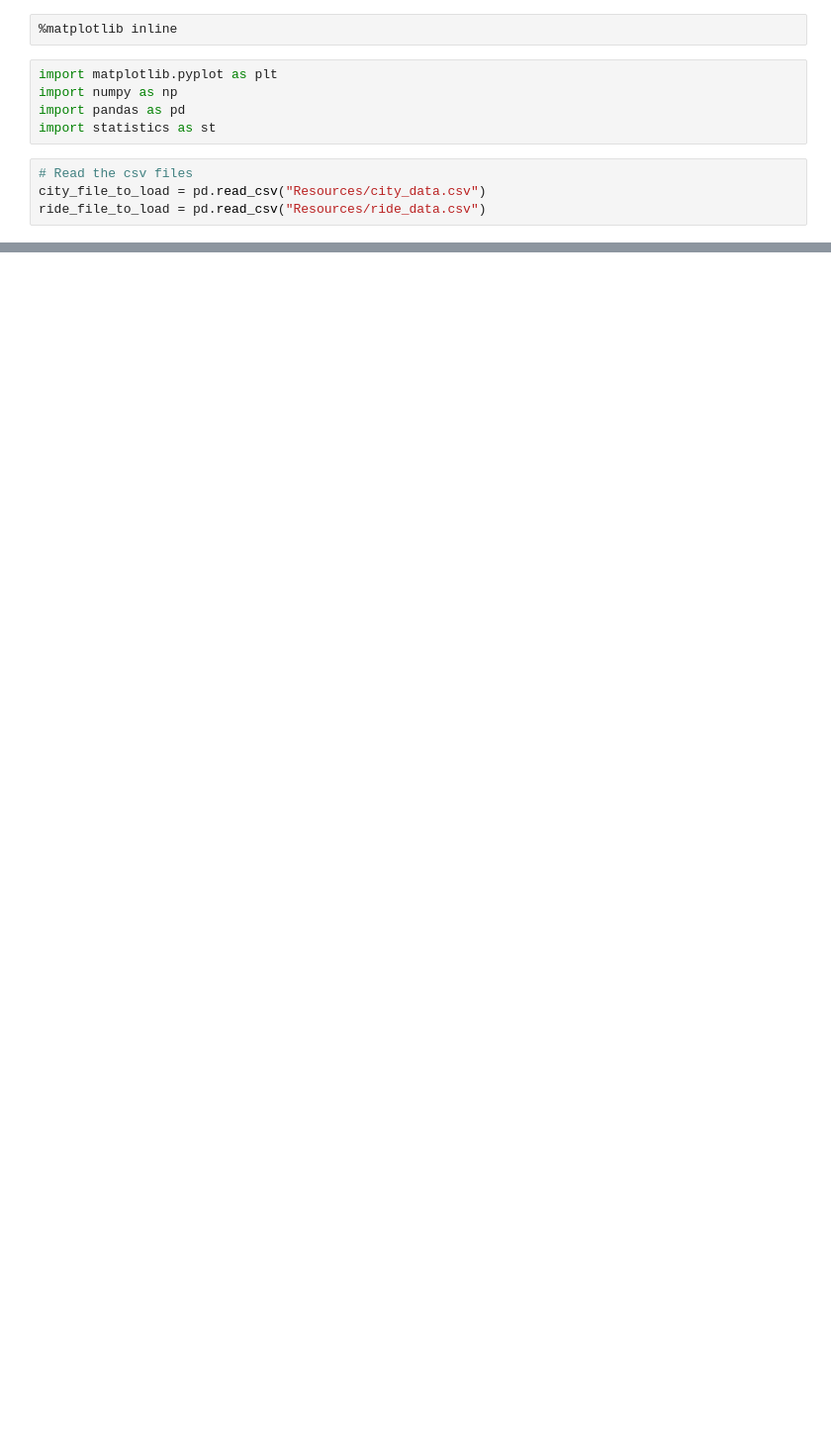
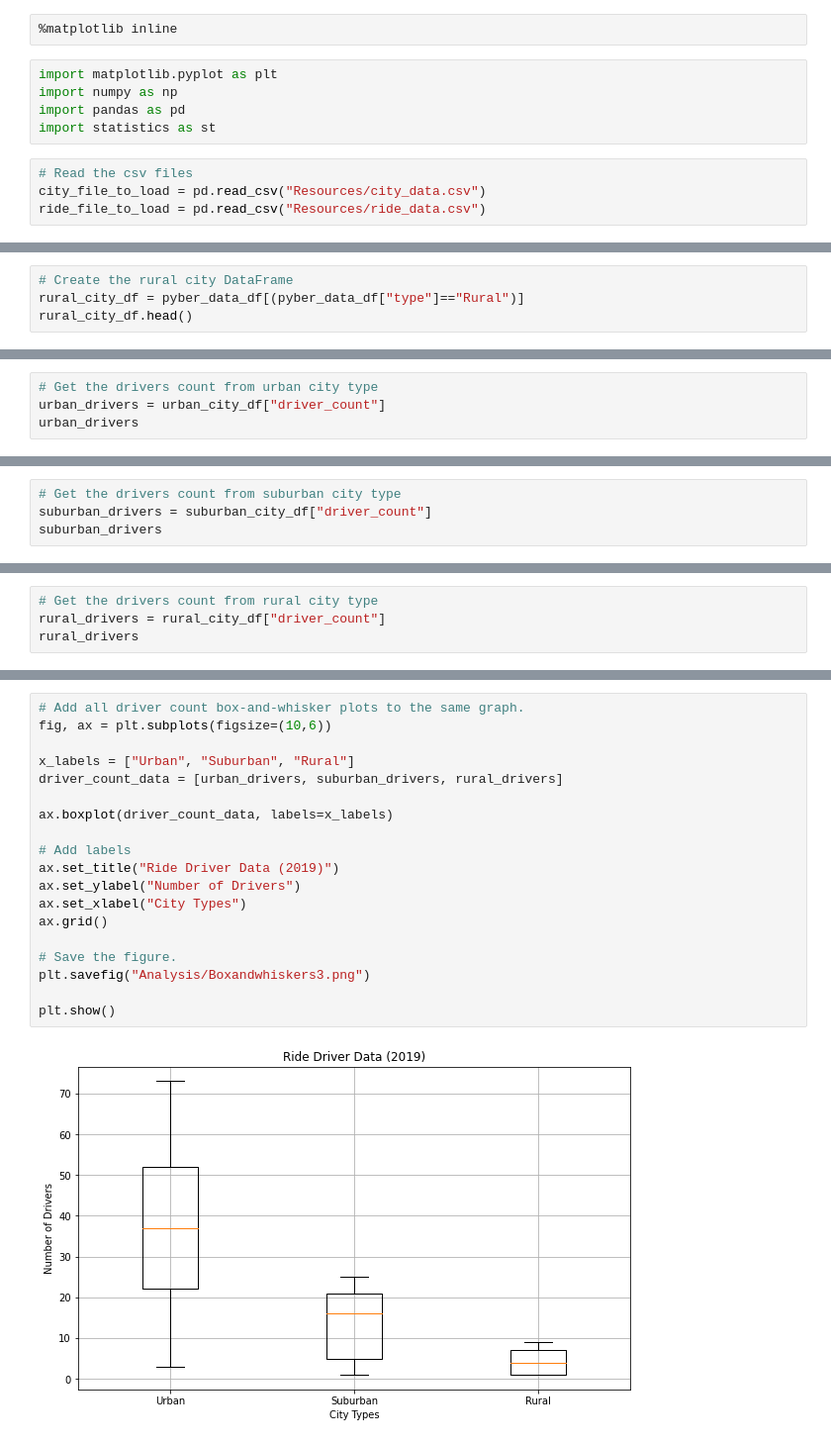
Before and after one commit to vneeraja/PyBer_Analysis, a Jupyter notebook: PyBer.ipynb, the cells around one changed output, grey strips where cells are left out. Shown at 99% size. Drawn from its saved outputs; the diff is of its cells as text; blank space fills up the shorter version.

Commit message:
Added code to create box-and-whiskers plots

```diff
--- a/PyBer.ipynb
+++ b/PyBer.ipynb
@@ -158,0 +67,4 @@ pyber_data_df
+# %%
+# Create the rural city DataFrame
+rural_city_df = pyber_data_df[(pyber_data_df["type"]=="Rural")]
+rural_city_df.head()
@@ -158,0 +292,4 @@ pyber_data_df
+# %%
+# Get the drivers count from urban city type
+urban_drivers = urban_city_df["driver_count"]
+urban_drivers
@@ -158,0 +304,4 @@ pyber_data_df
+# %%
+# Get the drivers count from suburban city type
+suburban_drivers = suburban_city_df["driver_count"]
+suburban_drivers
@@ -158,0 +316,4 @@ pyber_data_df
+# %%
+# Get the drivers count from rural city type
+rural_drivers = rural_city_df["driver_count"]
+rural_drivers
@@ -158,0 +469,21 @@ pyber_data_df
+# %%
+# Add all driver count box-and-whisker plots to the same graph.
+fig, ax = plt.subplots(figsize=(10,6))
+
+x_labels = ["Urban", "Suburban", "Rural"]
+driver_count_data = [urban_drivers, suburban_drivers, rural_drivers]
+
+ax.boxplot(driver_count_data, labels=x_labels)
+
+# Add labels
+ax.set_title("Ride Driver Data (2019)")
+ax.set_ylabel("Number of Drivers")
+ax.set_xlabel("City Types")
+ax.grid()
+
+# Save the figure.
+plt.savefig("Analysis/Boxandwhiskers3.png")
+
+plt.show()
+# %% [output]
+[figure, added]
```
Also changed, not shown: parts of 70 cells of this notebook, 4 other files.
